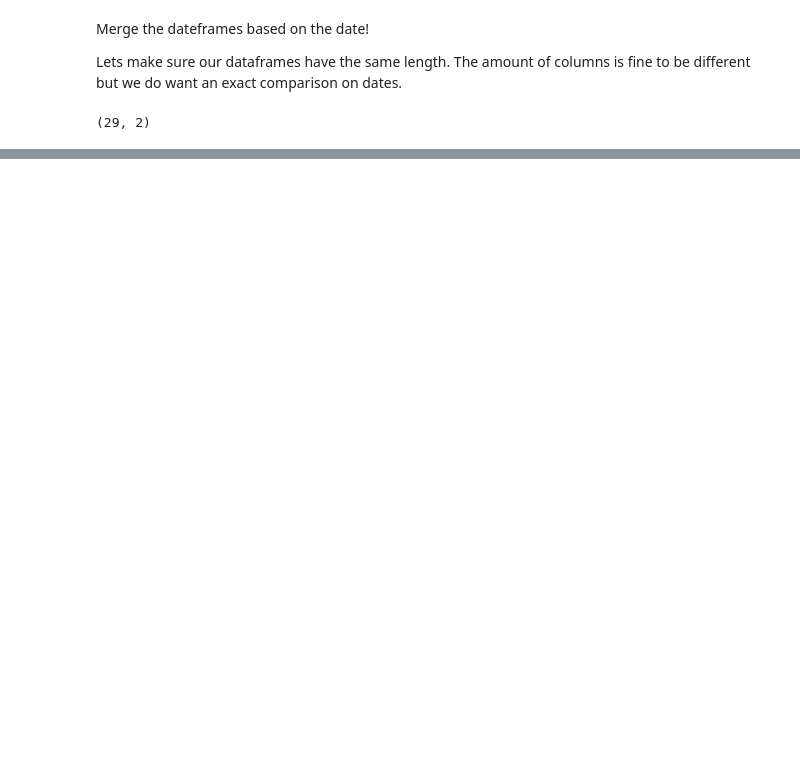
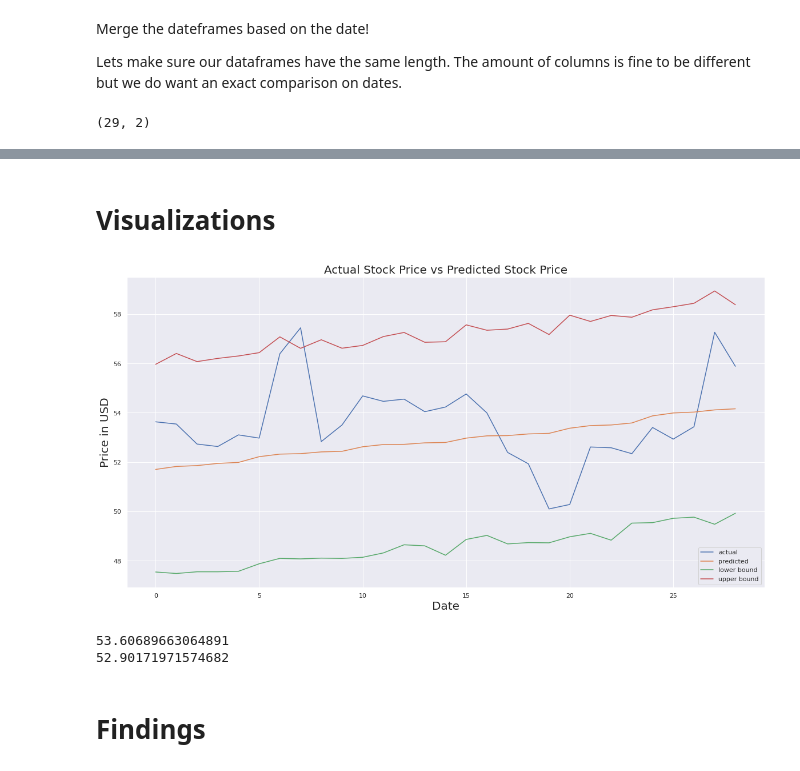
Before and after one commit to ewr2703/Python-and-R-Coding, a Jupyter notebook: Stock Prediction/AMD_Stock_Price_Prediction_FB_Prophet.ipynb, the cells around one changed output, grey strips where cells are left out. Cells and saved outputs as stored; diff of their text form; code cells hidden in the pictures; blank space fills up the shorter version.

```diff
--- a/Stock Prediction/AMD_Stock_Price_Prediction_FB_Prophet.ipynb
+++ b/Stock Prediction/AMD_Stock_Price_Prediction_FB_Prophet.ipynb
@@ -415,0 +427,8 @@ amd_close_filtered_date
+# %%
+# Filter out dates after 5/31 so that we can compare forecast vs actuals
+# Remember we are using the amd_org since that was the cleaned dataframe from above.
+amd_close_filtered_date = amd_org[amd_org["Date"] > "2020-05-31"]
+# We only need the Close column
+amd_close_filtered_date = amd_close_filtered_date[["Date","Close"]]
+
+amd_close_filtered_date
@@ -444,0 +469,10 @@ concatenated
+# %%
+# Merge the dataframes using outer on the Date column.
+# This was the reason we needed to rename the column for the time_period data frame from ds back to Date.
+merged = pd.merge(amd_close_filtered_date, time_period, on='Date', how='outer')
+# Dropout rows with NA. The merge would have geenrated NaN values for the original data set since fbprophet forecasted for weekends.
+merged = merged.dropna()
+# Rename the columns for clarity
+merged = merged.rename(columns={'Close': 'Actual Stock Price',"yhat": "Predicted Stock Price",
+                                "yhat_lower" : "Predicted Lower Bound", "yhat_upper": "Predicted Upper Bound"})
+merged
@@ -444,0 +497,28 @@ concatenated
+# %% [markdown]
+# Visualizations
+# %%
+# Make a new dataframe with just the columns we want to compare
+new_merged = merged[["Date","Actual Stock Price", "Predicted Stock Price"]]
+plt.figure(figsize=(20,10))
+plt.title("Actual Stock Price vs Predicted Stock Price", fontsize = 20)
+plt.plot(merged['Actual Stock Price'])
+plt.plot(merged['Predicted Stock Price'])
+plt.plot(merged['Predicted Lower Bound'])
+plt.plot(merged['Predicted Upper Bound'])
+plt.xlabel('Date', fontsize=20)
+plt.ylabel('Price in USD', fontsize = 20)
+plt.legend(["actual", "predicted", "lower bound", "upper bound"], loc ="lower right")
+plt.show()
+# %% [output]
+[figure, added]
+# %%
+# Lets take a look at the mean prices between actual and predicted
+mean_actual = merged["Actual Stock Price"].mean()
+mean_predicted = merged["Predicted Stock Price"].mean()
+print(mean_actual)
+print(mean_predicted)
+# %% [output]
+53.60689663064891
+52.90171971574682
+# %% [markdown]
+# Findings
```
Also changed, not shown: parts of 25 cells of this notebook.
